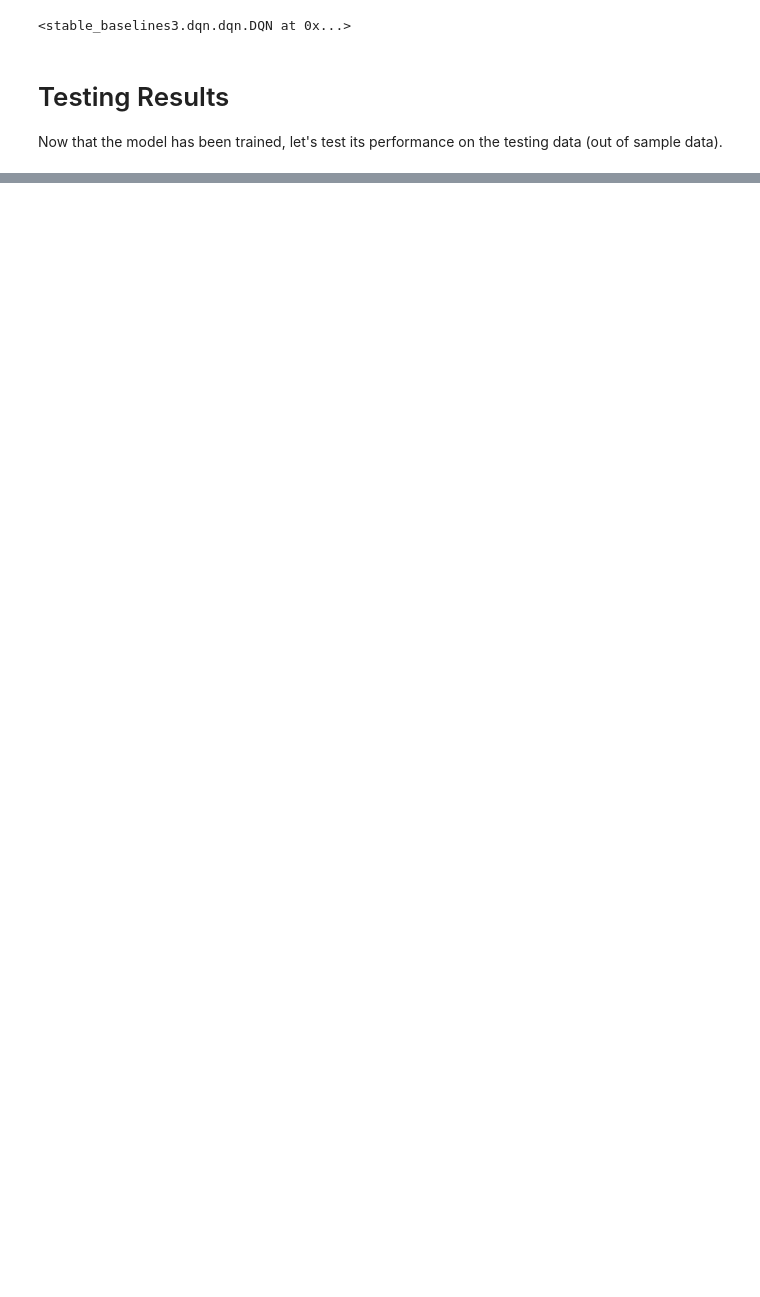
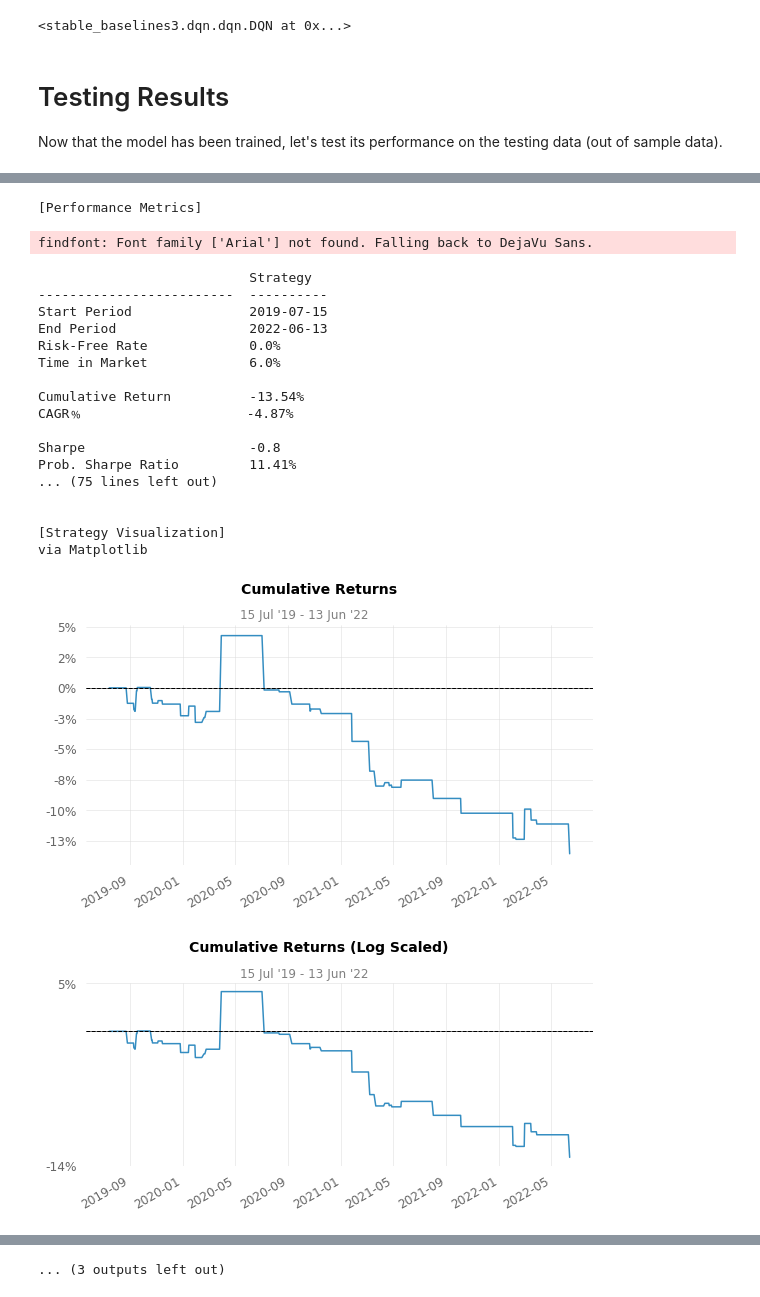
Before and after one commit to paolodelia99/gym-anytrading-2.0, a Jupyter notebook: examples/dqn_cl_stablebaseline.ipynb, the cells around one changed output, grey strips where cells are left out. Cells and saved outputs as stored; diff of their text form; code cells hidden in the pictures; blank space fills up the shorter version.

```diff
--- a/examples/dqn_cl_stablebaseline.ipynb
+++ b/examples/dqn_cl_stablebaseline.ipynb
@@ -169,0 +179,31 @@ testing_env.render_all()
+# %%
+qs.extend_pandas()
+
+net_worth = pd.Series(testing_env.history['total_profit'], index=test_cl_df.index[22:])
+net_worth.index = pd.to_datetime(net_worth.index)
+
+returns = net_worth.pct_change().iloc[1:]
+
+qs.reports.full(returns, match_dates=True)
+# %% [output]
+[Performance Metrics]
+findfont: Font family ['Arial'] not found. Falling back to DejaVu Sans.
+                           Strategy
+-------------------------  ----------
+Start Period               2019-07-15
+End Period                 2022-06-13
+Risk-Free Rate             0.0%
+Time in Market             6.0%
+
+Cumulative Return          -13.54%
+CAGR﹪                     -4.87%
+
+Sharpe                     -0.8
+Prob. Sharpe Ratio         11.41%
+... (75 lines left out)
+
+
+[Strategy Visualization]
+via Matplotlib
+[figure, added]
+[figure, added]
@@ -169,0 +217 @@ testing_env.render_all()
+... (3 outputs left out)
```
Also changed, not shown: parts of 11 cells of this notebook.
